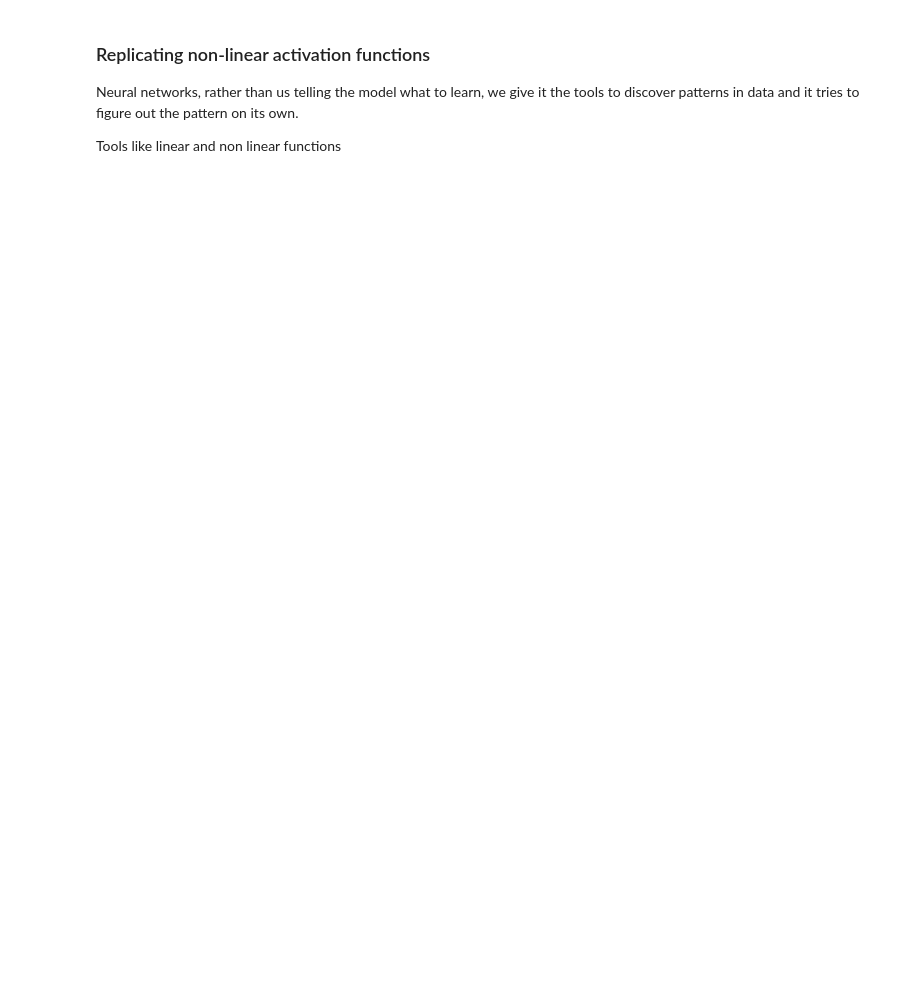
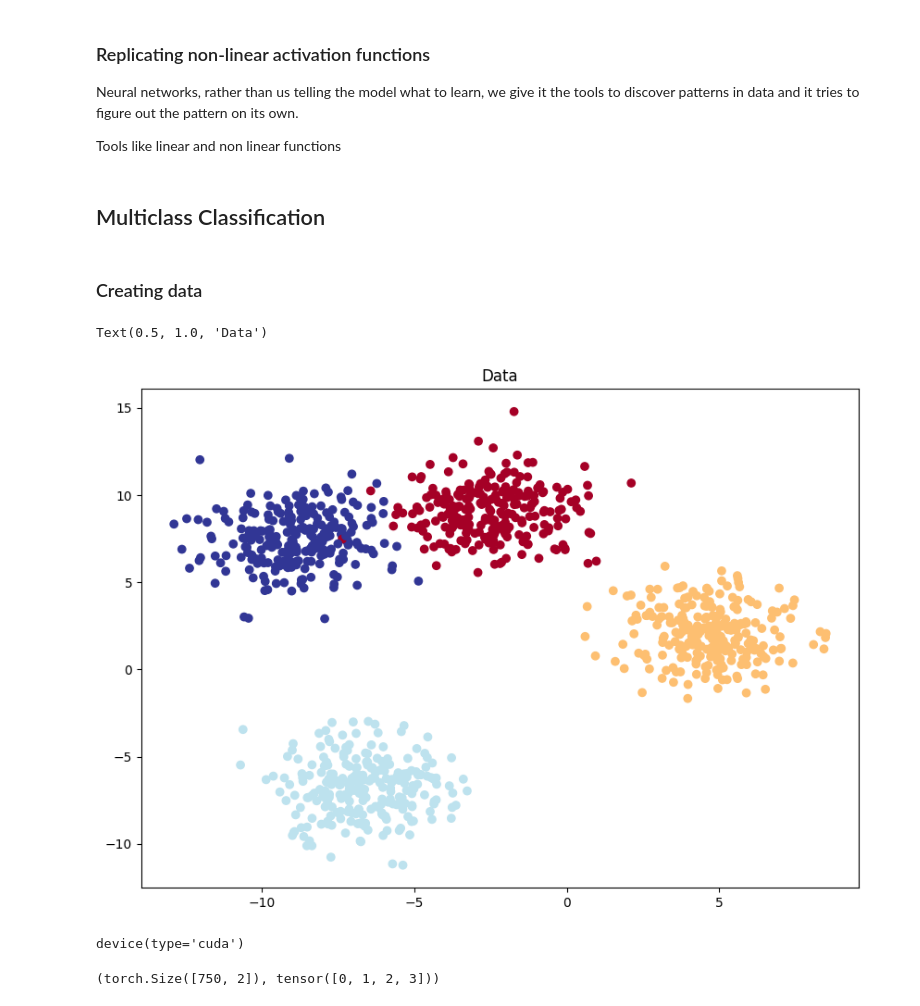
Before and after one commit to akash6190/pytorch_learning, a Jupyter notebook: 01_nn_classification.ipynb, the cells around one changed output. Saved outputs shown, nothing was run; the diff lists cells and outputs as text; code cells hidden in the pictures; blank space fills up the shorter version.

Commit message:
Adds multi class classification model

```diff
--- a/01_nn_classification.ipynb
+++ b/01_nn_classification.ipynb
@@ -601,3 +601,52 @@ plot_decision_boundary(model=model_3, X=X_test,  y=y_test)
 Neural networks, rather than us telling the model what to learn, we give it the tools to discover patterns in data and it tries to figure out the pattern on its own.
 
 Tools like linear and non linear functions
+# %% [markdown]
+## Multiclass Classification
+# %% [markdown]
+### Creating data
+# %%
+import torch
+from torch import nn
+import matplotlib.pyplot as plt
+from sklearn.datasets import make_blobs
+from sklearn.model_selection import train_test_split
+
+# set hyper parameters
+
+NUM_CLASSES = 4
+NUM_FEATURES = 2
+RANDOM_SEED = 42
+
+# create multi class data
+X_blob, y_blob = make_blobs(n_samples=1000,
+                            n_features=NUM_FEATURES,
+                            centers=NUM_CLASSES,
+                            cluster_std=1.5, # give the clusters a little shake up
+                            random_state=RANDOM_SEED)
+
+#  turn data to tensors
+X_blob = torch.from_numpy(X_blob).type(torch.float)
+y_blob = torch.from_numpy(y_blob).type(torch.long)
+
+# split data
+
+X_blob_train, X_blob_test, y_blob_train, y_blob_test = train_test_split(X_blob, y_blob,
+                                                                        test_size=0.25,
+                                                                        random_state=RANDOM_SEED
+                                                                        )
+
+#  plot the data
+plt.figure(figsize=(10,7))
+plt.scatter(X_blob[:,0], X_blob[:, 1], c=y_blob, cmap=plt.cm.RdYlBu
+            )
+plt.title("Data")
+# %% [output]
+Text(0.5, 1.0, 'Data')
+[figure, added]
+# %%
+## device agnostic
+device = torch.device('cuda') if torch.cuda.is_available() else torch.device('cpu')
+device
+# %% [output]
+device(type='cuda')
@@ -603,0 +674,4 @@ Tools like linear and non linear functions
+# %%
+X_blob_train.shape, torch.unique(y_blob_train)
+# %% [output]
+(torch.Size([750, 2]), tensor([0, 1, 2, 3]))
```
Also changed, not shown: parts of 22 cells of this notebook.
